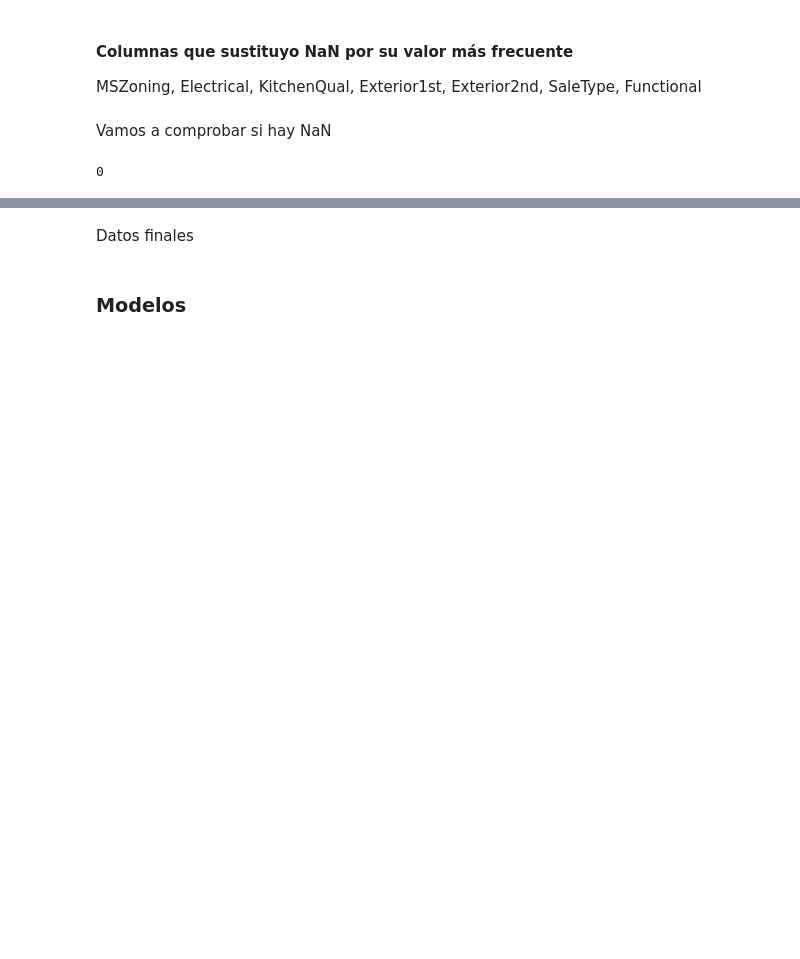
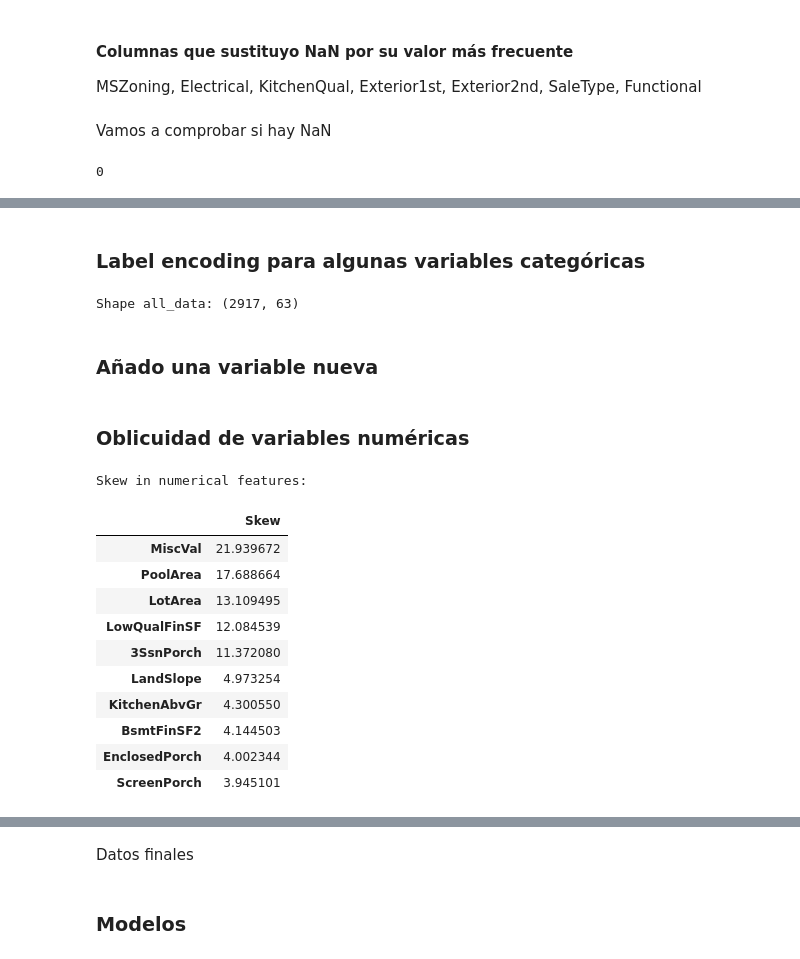
Before and after one commit to carlosfbh/Master-Data-Science, a Jupyter notebook: Machine_Learning/House_Price_Prediction/House_price_predictions.ipynb, the cells around one changed output, grey strips where cells are left out. Drawn from its saved outputs; the diff is of its cells as text; code cells hidden in the pictures; blank space fills up the shorter version.

```diff
--- a/Machine_Learning/House_Price_Prediction/House_price_predictions.ipynb
+++ b/Machine_Learning/House_Price_Prediction/House_price_predictions.ipynb
@@ -511,0 +484,32 @@ cols = ['1stFlrSF', '2ndFlrSF', '3SsnPorch', 'BedroomAbvGr', 'EnclosedPorch',
+# %%
+#MSSubClass = The building class
+df_all_data['MSSubClass'] = df_all_data['MSSubClass'].apply(str)
+
+
+#Changing OverallCond into a categorical variable
+df_all_data['OverallCond'] = df_all_data['OverallCond'].astype(str)
+
+
+#Year and month sold are transformed into categorical features.
+df_all_data['YrSold'] = df_all_data['YrSold'].astype(str)
+df_all_data['MoSold'] = df_all_data['MoSold'].astype(str)
+# %% [markdown]
+### Label encoding para algunas variables categóricas
+# %%
+from sklearn.preprocessing import LabelEncoder
+
+cols = ('ExterQual', 'ExterCond','HeatingQC', 'KitchenQual', 'Functional', 'LandSlope', 'LotShape', 'PavedDrive', 'Street',
+        'CentralAir', 'MSSubClass', 'OverallCond', 'YrSold', 'MoSold')
+
+# process columns, apply LabelEncoder to categorical features
+for c in cols:
+    lbl = LabelEncoder()
+    lbl.fit(list(df_all_data[c].values))
+    df_all_data[c] = lbl.transform(list(df_all_data[c].values))
+
+# shape
+print('Shape all_data: {}'.format(df_all_data.shape))
+# %% [output]
+Shape all_data: (2917, 63)
+# %% [markdown]
+### Añado una variable nueva
@@ -511,0 +518,23 @@ cols = ['1stFlrSF', '2ndFlrSF', '3SsnPorch', 'BedroomAbvGr', 'EnclosedPorch',
+# %% [markdown]
+### Oblicuidad de variables numéricas
+# %%
+numeric_feats = df_all_data.dtypes[df_all_data.dtypes != "object"].index
+
+# Check the skew of all numerical features
+skewed_feats = df_all_data[numeric_feats].apply(lambda x: skew(x.dropna())).sort_values(ascending = False)
+print("\nSkew in numerical features: \n")
+skewness = pd.DataFrame({'Skew' :skewed_feats})
+skewness.head(10)
+# %% [output]
+Skew in numerical features:
+|  | Skew |
+| MiscVal | 21.939672 |
+| PoolArea | 17.688664 |
+| LotArea | 13.109495 |
+| LowQualFinSF | 12.084539 |
+| 3SsnPorch | 11.372080 |
+| LandSlope | 4.973254 |
+| KitchenAbvGr | 4.300550 |
+| BsmtFinSF2 | 4.144503 |
+| EnclosedPorch | 4.002344 |
+| ScreenPorch | 3.945101 |
```
Also changed, not shown: parts of 90 cells of this notebook.
